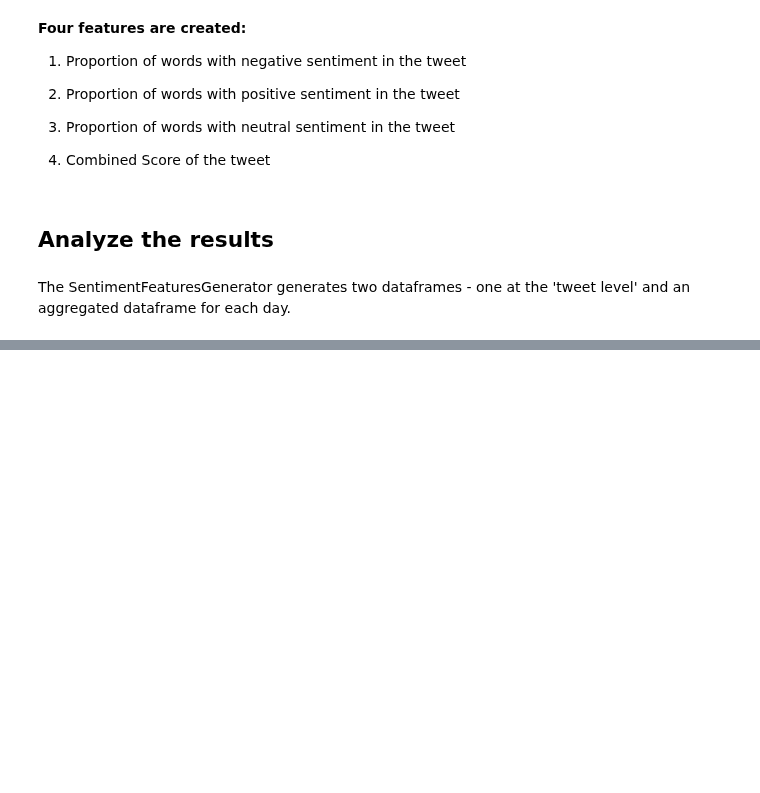
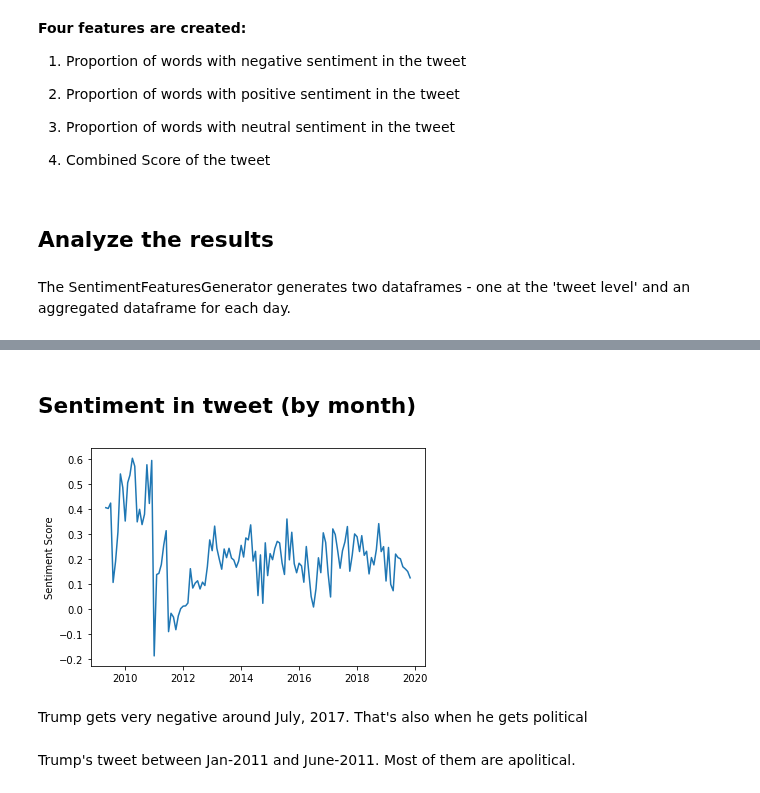
Before and after one commit to QuantCS109/TrumpTweets, a Jupyter notebook: sentiment_features.ipynb, the cells around one changed output, grey strips where cells are left out. Saved outputs shown, nothing was run; the diff lists cells and outputs as text; code cells hidden in the pictures; blank space fills up the shorter version.

```diff
--- a/sentiment_features.ipynb
+++ b/sentiment_features.ipynb
@@ -61,0 +93,11 @@ sentiment_df_aggregate.to_csv('daily_sentiment.csv')
+# %% [markdown]
+## Sentiment in tweet (by month)
+# %%
+plt.plot(sentiment_df_aggregate_month.date,sentiment_df_aggregate_month.mean_combined_prop);
+plt.ylabel('Sentiment Score');
+# %% [output]
+[figure, added]
+# %% [markdown]
+Trump gets very negative around July, 2017. That's also when he gets political
+# %% [markdown]
+Trump's tweet between Jan-2011 and June-2011. Most of them are apolitical.
```
Also changed, not shown: parts of 8 cells of this notebook.
